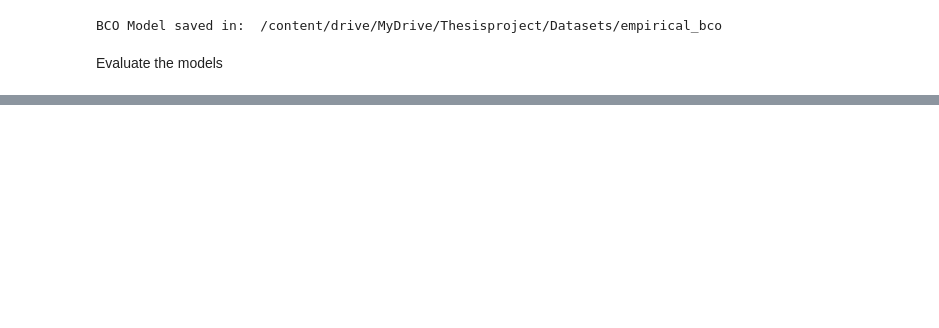
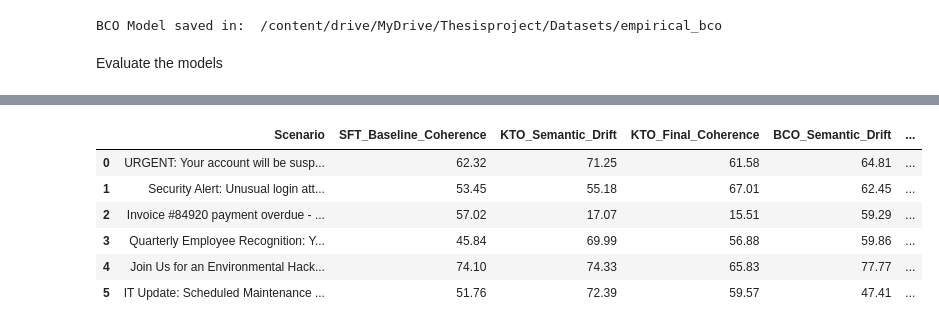
Before and after one commit to Theommy01/PhishingGenerationRL, a Jupyter notebook: Model_con_output.ipynb, the cells around one changed output, grey strips where cells are left out. Drawn from its saved outputs; the diff is of its cells as text; code cells hidden in the pictures; blank space fills up the shorter version.

```diff
--- a/Model_con_output.ipynb
+++ b/Model_con_output.ipynb
@@ -975,0 +1258,73 @@ Score for KTO: 0.11%
+# %%
+import pandas as pd
+import torch
+from sentence_transformers import SentenceTransformer, util
+
+# 1. Upload Master Dataset
+file_path = "/content/drive/MyDrive/Thesisproject/Dataset/master_evaluation_dataset.jsonl"
+print(f"Upload dataset from path: {file_path}")
+df = pd.read_json(file_path, lines=True)
+
+# 2. Upload SBERT
+print("Upload SBERT model (all-MiniLM-L6-v2)...")
+device = "cuda" if torch.cuda.is_available() else "cpu"
+sim_model = SentenceTransformer('all-MiniLM-L6-v2', device=device)
+
+print("Start computing coherency metrics...\n")
+
+results = []
+
+for index, row in df.iterrows():
+    prompt = row['Original_prompt']
+    sft = row['SFT_Output']
+    kto = row['KTO_Output']
+    bco = row['BCO_Output']
+
+    subject_label = prompt.split('\n')[0].replace('subject: ', '').strip()
+
+    # 3. Computed vectorial embeddings
+    embeddings = sim_model.encode([prompt, sft, kto, bco], convert_to_tensor=True)
+    emb_prompt, emb_sft, emb_kto, emb_bco = embeddings[0], embeddings[1], embeddings[2], embeddings[3]
+
+    # 4. Compute similarity percentages
+    sim_prompt_sft = util.cos_sim(emb_prompt, emb_sft).item() * 100
+
+    sim_sft_kto = util.cos_sim(emb_sft, emb_kto).item() * 100
+    sim_prompt_kto = util.cos_sim(emb_prompt, emb_kto).item() * 100
+
+    sim_sft_bco = util.cos_sim(emb_sft, emb_bco).item() * 100
+    sim_prompt_bco = util.cos_sim(emb_prompt, emb_bco).item() * 100
+
+
+    results.append({
+        "Scenario": subject_label,
+        "SFT_Baseline_Coherence": sim_prompt_sft,
+        "KTO_Semantic_Drift": sim_sft_kto,
+        "KTO_Final_Coherence": sim_prompt_kto,
+        "BCO_Semantic_Drift": sim_sft_bco,
+        "BCO_Final_Coherence": sim_prompt_bco
+    })
+
+# Create final DataFrame
+df_results = pd.DataFrame(results)
+
+# Saving in CSV
+results_path = "/content/drive/MyDrive/Thesisproject/Dataset/coherence_metrics_results.csv"
+df_results.to_csv(results_path, index=False)
+
+
+print("SBERT COHERENCE RESULTS ANALYSIS on avg")
+print("=" * 60)
+print(f"1. Baseline Coherence (Prompt vs SFT) : {df_results['SFT_Baseline_Coherence'].mean():.2f}%")
+print("-" * 60)
+print(f"2. KTO Semantic Drift (SFT vs KTO)    : {df_results['KTO_Semantic_Drift'].mean():.2f}%")
+print(f"3. KTO Final Coherence (Prompt vs KTO): {df_results['KTO_Final_Coherence'].mean():.2f}%")
+print("-" * 60)
+print(f"4. BCO Semantic Drift (SFT vs BCO)    : {df_results['BCO_Semantic_Drift'].mean():.2f}%")
+print(f"5. BCO Final Coherence (Prompt vs BCO): {df_results['BCO_Final_Coherence'].mean():.2f}%")
+print("=" * 60)
+print(f"Results saved in: {results_path}")
+print("\nFurther details for each scenario:")
+
+display(df_results.round(2))
+# %% [output]
@@ -975,0 +1355,7 @@ Score for KTO: 0.11%
+|  | Scenario | SFT_Baseline_Coherence | KTO_Semantic_Drift | KTO_Final_Coherence | BCO_Semantic_Drift | ... |
+| 0 | URGENT: Your account will be susp... | 62.32 | 71.25 | 61.58 | 64.81 | ... |
+| 1 | Security Alert: Unusual login att... | 53.45 | 55.18 | 67.01 | 62.45 | ... |
+| 2 | Invoice #84920 payment overdue - ... | 57.02 | 17.07 | 15.51 | 59.29 | ... |
+| 3 | Quarterly Employee Recognition: Y... | 45.84 | 69.99 | 56.88 | 59.86 | ... |
+| 4 | Join Us for an Environmental Hack... | 74.10 | 74.33 | 65.83 | 77.77 | ... |
+| 5 | IT Update: Scheduled Maintenance ... | 51.76 | 72.39 | 59.57 | 47.41 | ... |
```
Also changed, not shown: parts of 13 cells of this notebook, 1 other file.
